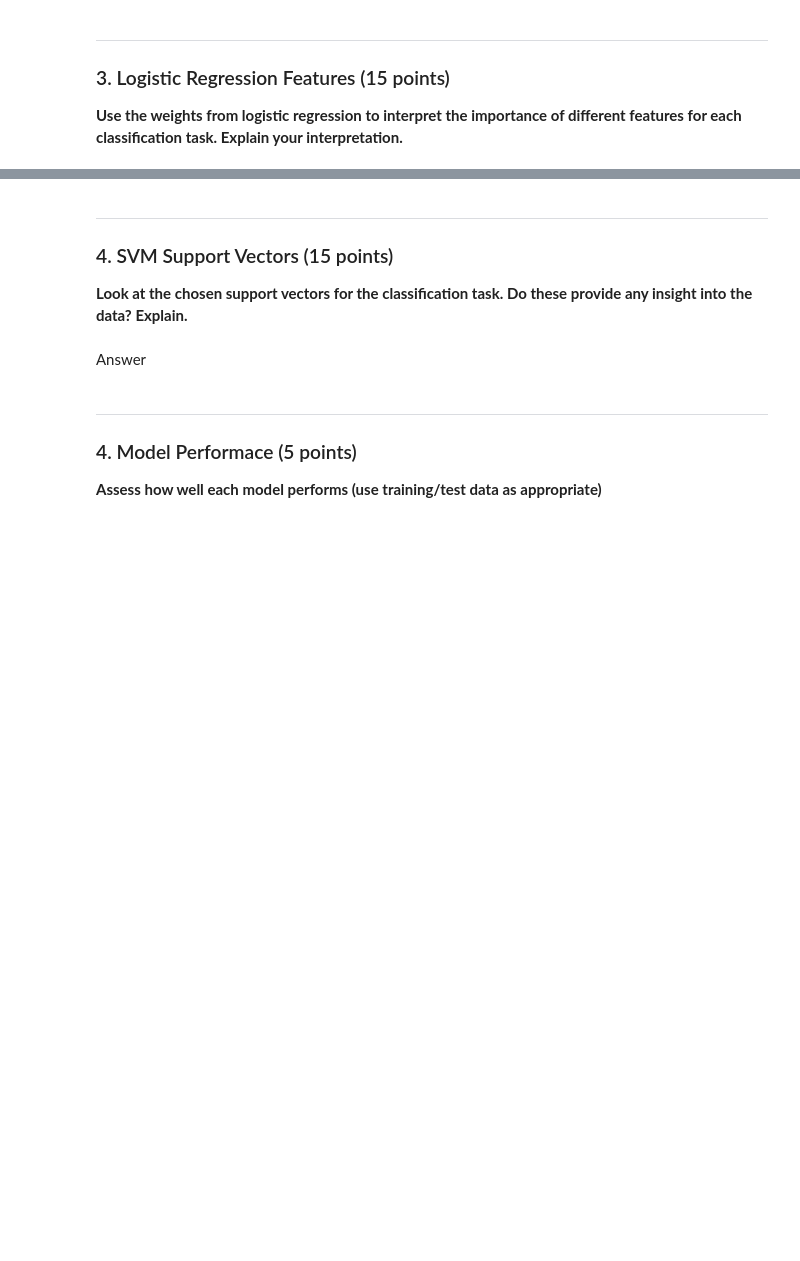
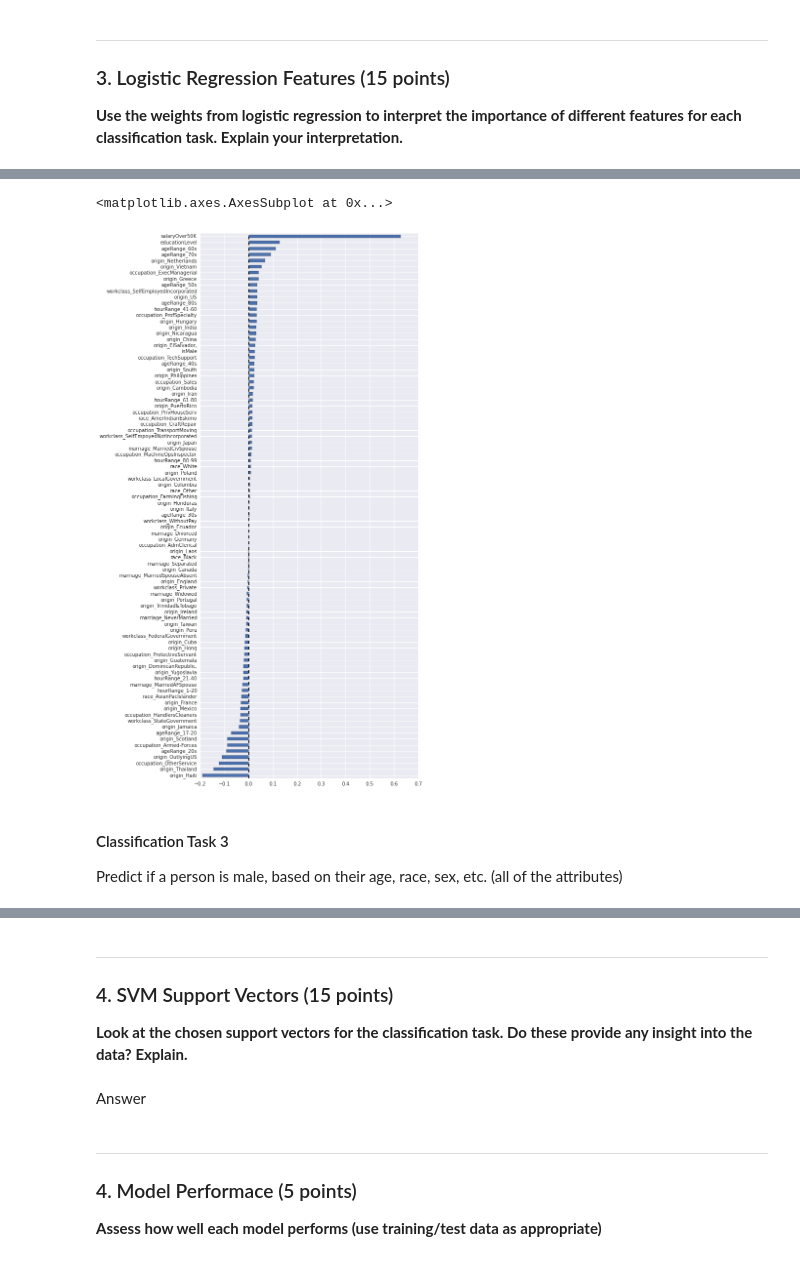
Before and after one commit to SpencerKaiser/DataMining, a Jupyter notebook: AssignmentTwo/A2-Master.ipynb, the cells around one changed output, grey strips where cells are left out. Cells and saved outputs as stored; diff of their text form; code cells hidden in the pictures; blank space fills up the shorter version.

```diff
--- a/AssignmentTwo/A2-Master.ipynb
+++ b/AssignmentTwo/A2-Master.ipynb
@@ -487,8 +516,8 @@ Accuracy of this model is: 84.58%
 # %%
-dfTask2 = df
-y = df['hasCapitalTransactions'].values # get the labels
-del df['hasCapitalTransactions']
-X = df.values
+df2 = dfFinal.copy(deep=True)
+y = df2['hasCapitalTransactions'].values # get the labels
+del df2['hasCapitalTransactions']
+X = df2.values
 
 X_train = X[permuted_indices[:N_eighty_percent]]
 X_test = X[permuted_indices[N_eighty_percent:]]
@@ -496,6 +525,11 @@ X_test = X[permuted_indices[N_eighty_percent:]]
 y_train = y[permuted_indices[:N_eighty_percent]]
 y_test = y[permuted_indices[N_eighty_percent:]]
 
+# scale attributes by the training set to normalize data
+scl_obj = StandardScaler()
+scl_obj.fit(X_train) # find points that make this zero mean and unit std
+X_train = scl_obj.transform(X_train) # apply to training
+X_test = scl_obj.transform(X_test) # apply those means and std to the test set (without snooping at the test set values)
 
 print 'Training sizes, X:', X_train.shape, 'Y:', y_train.shape
 print 'Testing sizes, X:', X_test.shape, 'Y:', y_test.shape
@@ -603,0 +709,13 @@ weights.plot(kind='barh',figsize=(8,20))
+# %%
+# now let's make a pandas Series with the names and values, and plot them
+%matplotlib inline
+
+weights = pd.Series(LRTask2.coef_[0],index=df2.columns)
+weights = weights.order(ascending=True)
+weights.plot(kind='barh',figsize=(8,20))
+# %% [output]
+<matplotlib.axes.AxesSubplot at 0x...>
+[figure, added]
+# %% [markdown]
+#### Classification Task 3
+Predict if a person is male, based on their age, race, sex, etc. (all of the attributes)
```
Also changed, not shown: parts of 34 cells of this notebook.
